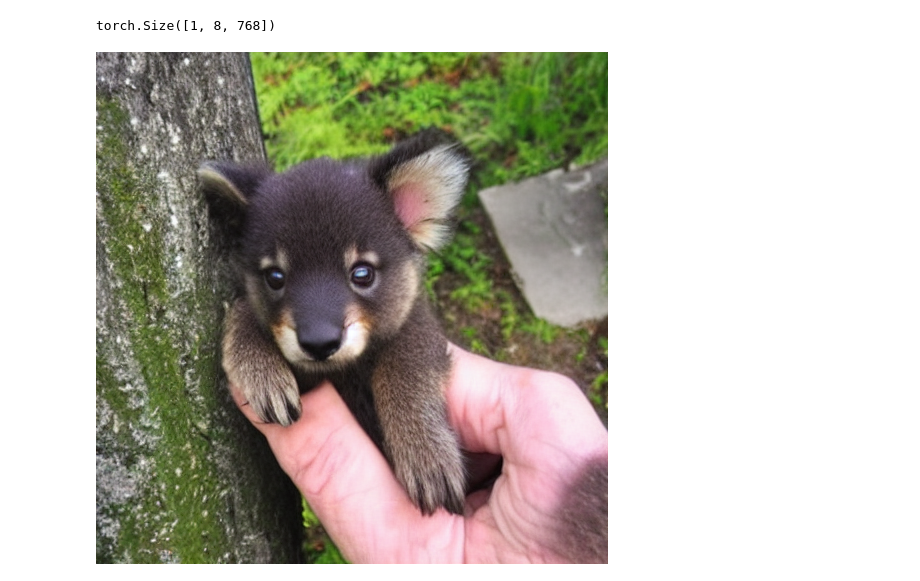
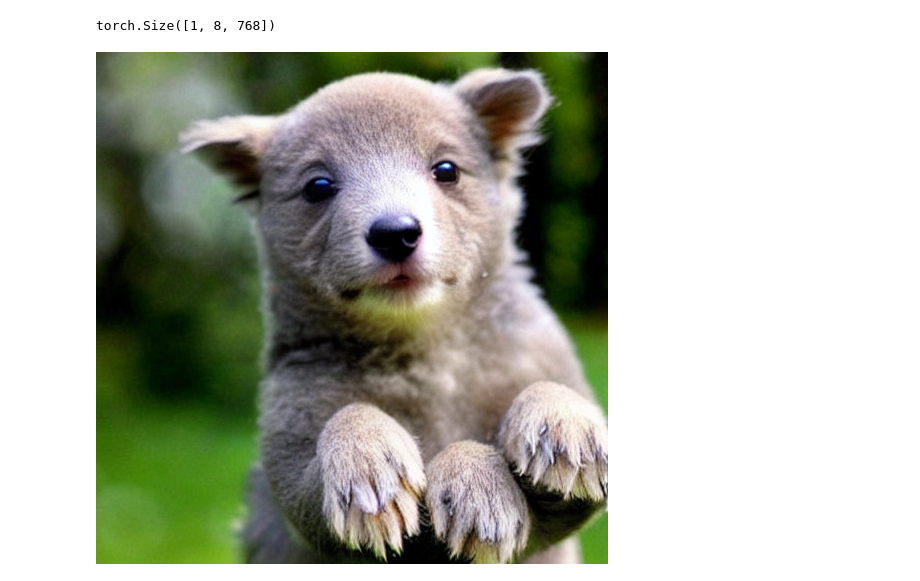
Before and after one commit to jeremyadamsfisher/SlowAI, a Jupyter notebook: nbs/00_overview.ipynb, the cells around one changed output. Drawn from its saved outputs; the diff is of its cells as text; code cells hidden in the pictures.

```diff
--- a/nbs/00_overview.ipynb
+++ b/nbs/00_overview.ipynb
@@ -195,6 +201,6 @@ pipe.scheduler = LMSDiscreteScheduler(
 )
 pipe = pipe.to(TORCH_DEVICE)
 pipe.enable_attention_slicing()
-prompt = "a photo of an giraffe taking a selfie on top of the eiffel tower, dlsr, nikon, national geographic"
+prompt = "a photo of a giraffe in Paris"
 pipe(prompt).images[0]
 # %% [output]
@@ -232,7 +238,11 @@ to_tensor = tfms.ToTensor()
 VAE_TO_UNET_SCALING_FACTOR = 0.18215
 
 
-def compress(img, vae):
+def compress(
+    img: Image.Image,  # Input image
+    vae: torch.nn.Module,  # VAE
+):
+    """Project pixels into latent space"""
     # Single image -> single latent in a batch (so size 1, 4, 64, 64)
     img = to_tensor(img).unsqueeze(0).to(vae.device)
     img = img * 2 - 1  # Note scaling
@@ -241,7 +251,13 @@ def compress(img, vae):
     return VAE_TO_UNET_SCALING_FACTOR * latents.latent_dist.sample()
 
 
-def decompress(latents, vae, as_img=True, no_grad=True):
+def decompress(
+    latents: torch.Tensor,  # VAE latents
+    vae: torch.nn.Module,  # VAE
+    as_pil=True,  # Return a PIL image
+    no_grad=True,  # Discard forward gradientss
+):
+    """Project latents into pixel space"""
     if no_grad:
         with torch.no_grad():
             img = vae.decode(latents / VAE_TO_UNET_SCALING_FACTOR).sample
@@ -250,9 +266,10 @@ def decompress(latents, vae, as_img=True, no_grad=True):
     img = (img / 2 + 0.5).clamp(0, 1)
     # color dimension goes last for matplotlib
     img = img.permute(0, 2, 3, 1)
-    if as_img:
+    if as_pil:
         img = img.cpu().numpy().squeeze()
         img = (img * 255).round().astype("uint8")
+        img = Image.fromarray(img)
     return img
 # %%
 input_ = image_from_url(
@@ -390,13 +402,13 @@ class StableDiffusion:
     scheduler: Any
     unet: UNet2DConditionModel
     vae: AutoencoderKL
-    rng = torch.manual_seed(32)
+    rng = torch.manual_seed(42)
 
     def embed_prompt(self, prompt: str) -> torch.tensor:
         text_input = self.tokenizer(
             prompt,
             padding="max_length",
-            max_length=tokenizer.model_max_length,
+            max_length=self.tokenizer.model_max_length,
             truncation=True,
             return_tensors="pt",
         )
@@ -420,6 +432,7 @@ class StableDiffusion:
 
     def pred_noise(self, prompt_embedding, l, t, guidance_scale):
         latent_model_input = torch.cat([l] * 2)
+        # Scale the initial noise by the variance required by the scheduler
         latent_model_input = self.scheduler.scale_model_input(latent_model_input, t)
         with torch.no_grad():
             noise_pred = self.unet(
@@ -447,7 +460,7 @@ class StableDiffusion:
         return l
 
     def init_schedule(self, n_inference_steps):
-        scheduler.set_timesteps(n_inference_steps)
+        self.scheduler.set_timesteps(n_inference_steps)
         # workaround for ARM Macs where float64's are not supported
         self.scheduler.timesteps = self.scheduler.timesteps.to(torch.float32)
         self.scheduler.timesteps = self.scheduler.timesteps.to(TORCH_DEVICE)
@@ -462,10 +475,7 @@ class StableDiffusion:
             # workaround for ARM Macs where float64's are not supported
             t = t.to(torch.float32).to(TORCH_DEVICE)
             l = self.denoise(prompt_embedding, l, t, guidance_scale, i)
-        img = decompress(l, vae, as_img=True)
-        if as_pil:
-            return Image.fromarray(img)
-        return img
+        return decompress(l, vae, as_pil=as_pil)
 # %%
 sd = StableDiffusion(
     tokenizer=tokenizer,
@@ -599,33 +608,33 @@ torch.Size([1, 8, 768])
 # %%
 combined_text_embeddings = (text_embeddings_a + text_embeddings_b) / 2
 
 
-class StableDiffusionWithHybridHorseCricket(StableDiffusion):
+class PuppyKoala(StableDiffusion):
     def embed_prompt(self, _: str) -> torch.tensor:
         global combined_text_embeddings
         _, max_length, _ = combined_text_embeddings.shape
-        uncond_input = sd.tokenizer(
+        uncond_input = self.tokenizer(
             [""],
             padding="max_length",
             max_length=max_length,
             return_tensors="pt",
         )
         with torch.no_grad():
             uncond_embeddings = self.text_encoder(
                 uncond_input.input_ids.to(TORCH_DEVICE)
             )
             uncond_embeddings = uncond_embeddings[0]
         return torch.cat([uncond_embeddings, combined_text_embeddings])
 
 
-sd = StableDiffusionWithHybridHorseCricket(
+sd = PuppyKoala(
     tokenizer=tokenizer,
     text_encoder=text_encoder,
     scheduler=scheduler,
     unet=unet,
     vae=vae,
 )
 
 sd(prompt, n_inference_steps=30, as_pil=True)
 # %% [output]
-[figure, old version]
+[figure, new version]
```
Also changed, not shown: parts of 20 cells of this notebook, 9 other files.
